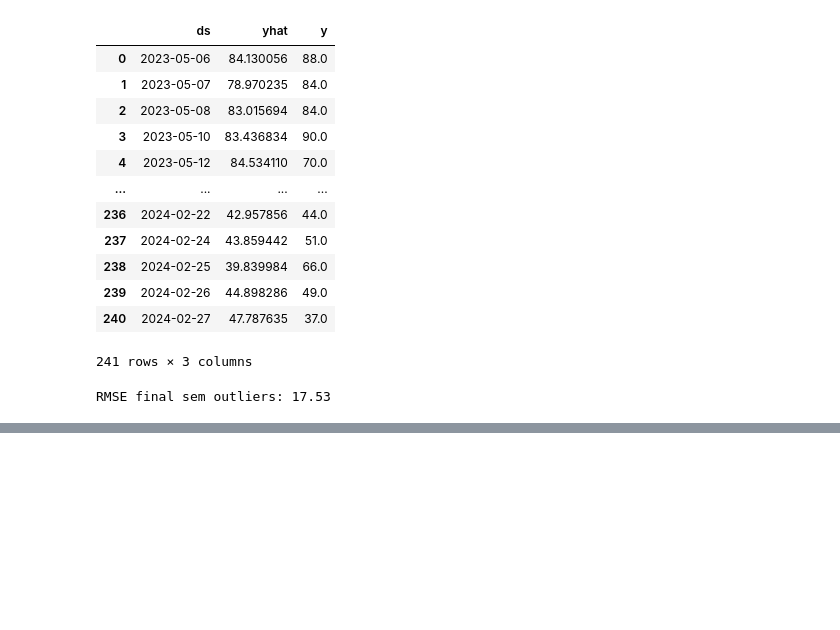
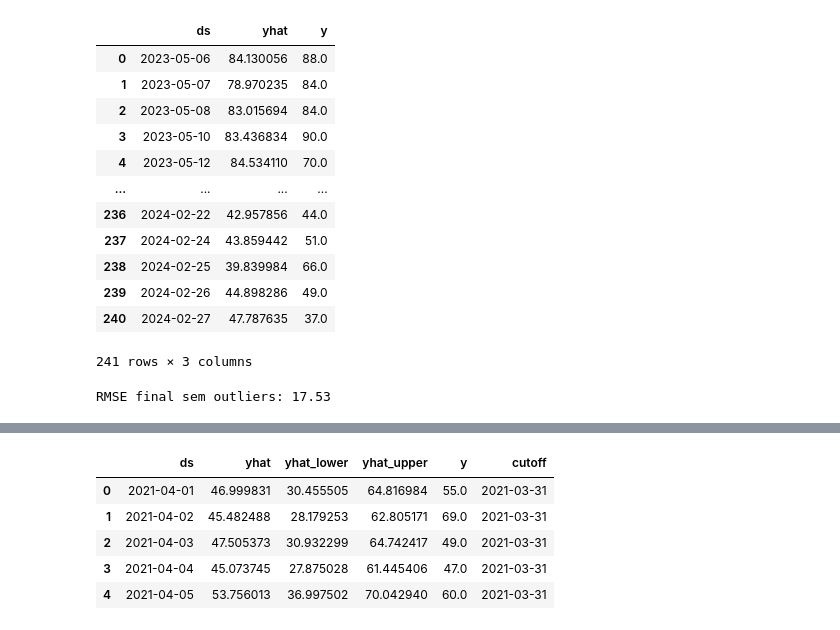
Before and after one commit to JCarapina/Estudos-praticos, a Jupyter notebook: series_prophet/notebooks/prophet.ipynb, the cells around one changed output, grey strips where cells are left out. Cells and saved outputs as stored; diff of their text form; code cells hidden in the pictures; blank space fills up the shorter version.

Commit message:
Validando o modelo

```diff
--- a/series_prophet/notebooks/prophet.ipynb
+++ b/series_prophet/notebooks/prophet.ipynb
@@ -331,0 +334,3 @@ RMSE final sem outliers: 17.53
+# %%
+from prophet.diagnostics import cross_validation
+df_cv = cross_validation(modelo_final, initial='365.25 days', period='45 days', horizon='90 days')
@@ -331,0 +355,9 @@ RMSE final sem outliers: 17.53
+# %%
+df_cv.head()
+# %% [output]
+|  | ds | yhat | yhat_lower | yhat_upper | y | cutoff |
+| 0 | 2021-04-01 | 46.999831 | 30.455505 | 64.816984 | 55.0 | 2021-03-31 |
+| 1 | 2021-04-02 | 45.482488 | 28.179253 | 62.805171 | 69.0 | 2021-03-31 |
+| 2 | 2021-04-03 | 47.505373 | 30.932299 | 64.742417 | 49.0 | 2021-03-31 |
+| 3 | 2021-04-04 | 45.073745 | 27.875028 | 61.445406 | 47.0 | 2021-03-31 |
+| 4 | 2021-04-05 | 53.756013 | 36.997502 | 70.042940 | 60.0 | 2021-03-31 |
```
Also changed, not shown: parts of 11 cells of this notebook.
